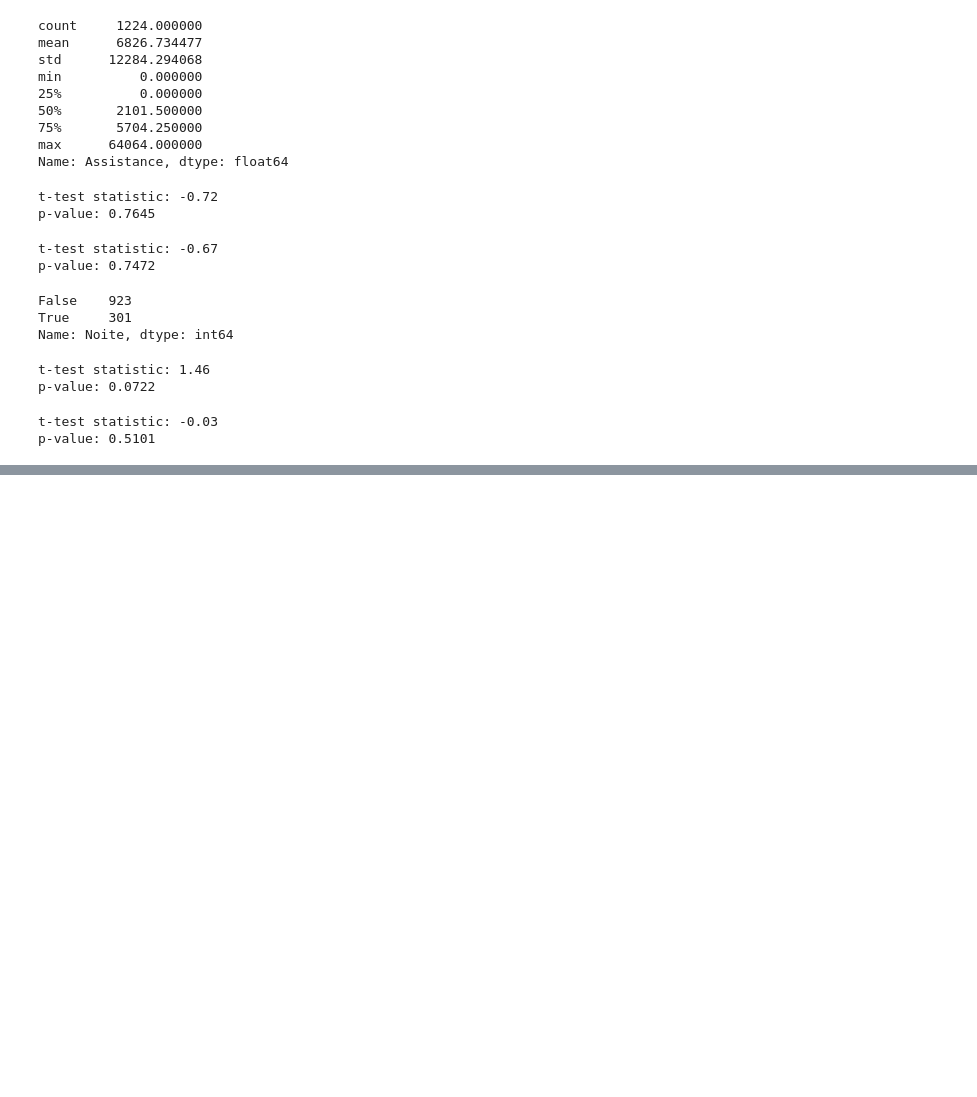
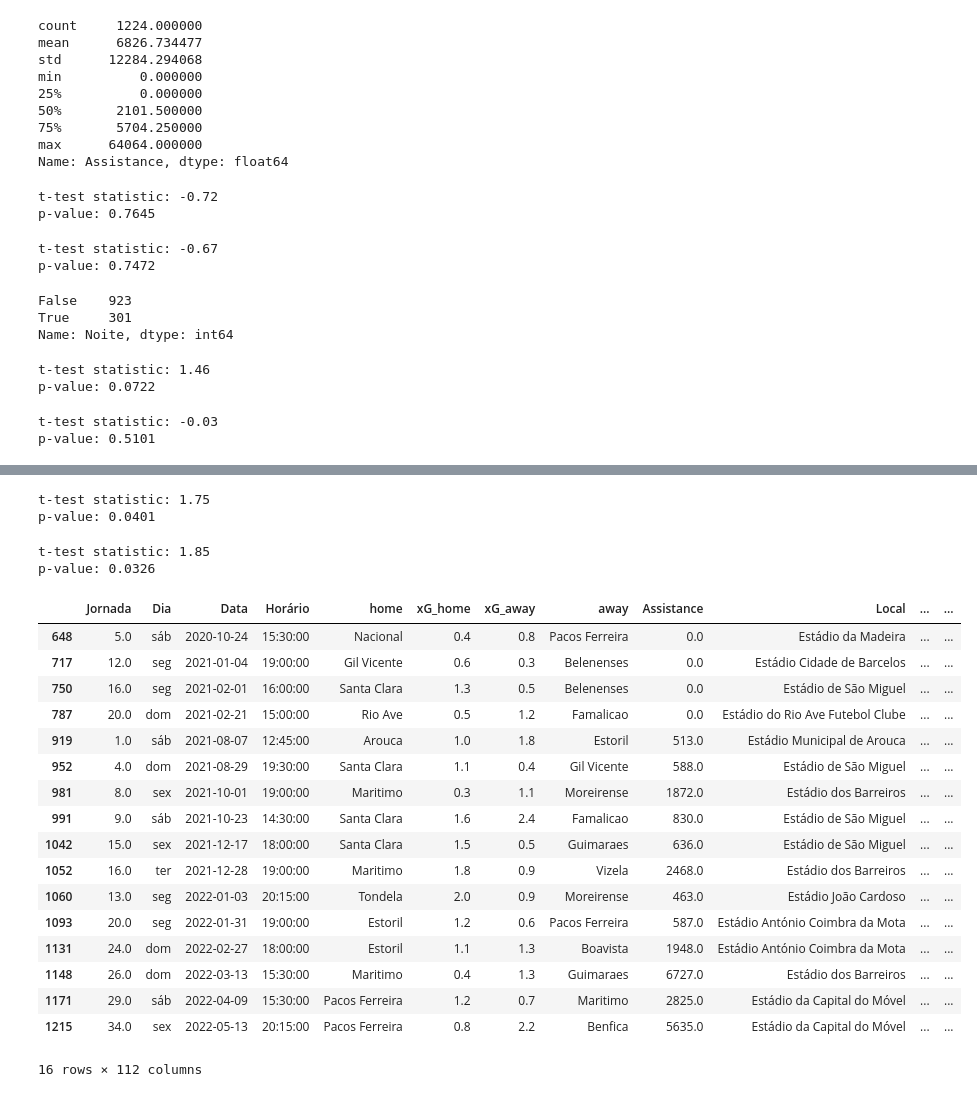
Before and after one commit to JoaoCaldas122/datamining-tp, a Jupyter notebook: TH.ipynb, the cells around one changed output, grey strips where cells are left out. Cells and saved outputs as stored; diff of their text form; code cells hidden in the pictures; blank space fills up the shorter version.

```diff
--- a/TH.ipynb
+++ b/TH.ipynb
@@ -480,3 +450,0 @@ for epoca in epocas:
-# %%
-pd.set_option('display.max_rows', None)
-treino
@@ -500,0 +545,69 @@ treino
+# %%
+# Testar se há evidência estatística de que a presença do árbitro António Nobre influencia a favor da equipa da casa
+
+martins = treino[treino['Árbitro'] == 'Tiago Martins']
+nao_martins = treino[treino['Árbitro'] != 'Tiago Martins']
+
+# -> H0: média da dif de golos com joão bento - média da dif de golos sem joão bento = 0 (A equipa da casa não tem vantagem)
+# -> H1: média da dif de golos com joão bento - média da dif de golos sem joão bento > 0 (A equipa da casa tem vantagem)
+
+test_statistic, p_value = ttest_ind(martins['favorito_venceu'], nao_martins['favorito_venceu'], alternative='greater')
+
+# Print the test statistic and p-value
+print("t-test statistic: {:.2f}".format(test_statistic))
+print("p-value: {:.4f}".format(p_value))
+
+# t-test statistic: 1.93
+# p-value: 0.0269
+
+# Como p-value < 0.05, rejeitamos H0, o que nos diz que a equipa da casa é beneficiada com a presença do árbitro João Bento
+
+# Nota: Este árbitro foi despromovido na época 2020/21
+# %% [output]
+t-test statistic: 1.75
+p-value: 0.0401
+# %%
+# Testar se há evidência estatística de que a presença do árbitro António Nobre influencia a favor da equipa da casa
+
+hugo = treino[treino['Árbitro'] == 'Hugo Coelho']
+nao_hugo = treino[treino['Árbitro'] != 'Hugo Coelho']
+
+# -> H0: média da dif de golos com joão bento - média da dif de golos sem joão bento = 0 (A equipa da casa não tem vantagem)
+# -> H1: média da dif de golos com joão bento - média da dif de golos sem joão bento > 0 (A equipa da casa tem vantagem)
+
+test_statistic, p_value = ttest_ind(nao_hugo['favorito_venceu'], hugo['favorito_venceu'], alternative='greater')
+
+# Print the test statistic and p-value
+print("t-test statistic: {:.2f}".format(test_statistic))
+print("p-value: {:.4f}".format(p_value))
+
+# t-test statistic: 1.93
+# p-value: 0.0269
+
+# Como p-value < 0.05, rejeitamos H0, o que nos diz que a equipa da casa é beneficiada com a presença do árbitro João Bento
+
+# Despromovido
+# %% [output]
+t-test statistic: 1.85
+p-value: 0.0326
+# %%
+treino[treino['Árbitro'] == 'Hugo Coelho']
+# %% [output]
+|  | Jornada | Dia | Data | Horário | home | xG_home | xG_away | away | Assistance | Local | ... | ... |
+| 648 | 5.0 | sáb | 2020-10-24 | 15:30:00 | Nacional | 0.4 | 0.8 | Pacos Ferreira | 0.0 | Estádio da Madeira | ... | ... |
+| 717 | 12.0 | seg | 2021-01-04 | 19:00:00 | Gil Vicente | 0.6 | 0.3 | Belenenses | 0.0 | Estádio Cidade de Barcelos | ... | ... |
+| 750 | 16.0 | seg | 2021-02-01 | 16:00:00 | Santa Clara | 1.3 | 0.5 | Belenenses | 0.0 | Estádio de São Miguel | ... | ... |
+| 787 | 20.0 | dom | 2021-02-21 | 15:00:00 | Rio Ave | 0.5 | 1.2 | Famalicao | 0.0 | Estádio do Rio Ave Futebol Clube | ... | ... |
+| 919 | 1.0 | sáb | 2021-08-07 | 12:45:00 | Arouca | 1.0 | 1.8 | Estoril | 513.0 | Estádio Municipal de Arouca | ... | ... |
+| 952 | 4.0 | dom | 2021-08-29 | 19:30:00 | Santa Clara | 1.1 | 0.4 | Gil Vicente | 588.0 | Estádio de São Miguel | ... | ... |
+| 981 | 8.0 | sex | 2021-10-01 | 19:00:00 | Maritimo | 0.3 | 1.1 | Moreirense | 1872.0 | Estádio dos Barreiros | ... | ... |
+| 991 | 9.0 | sáb | 2021-10-23 | 14:30:00 | Santa Clara | 1.6 | 2.4 | Famalicao | 830.0 | Estádio de São Miguel | ... | ... |
+| 1042 | 15.0 | sex | 2021-12-17 | 18:00:00 | Santa Clara | 1.5 | 0.5 | Guimaraes | 636.0 | Estádio de São Miguel | ... | ... |
+| 1052 | 16.0 | ter | 2021-12-28 | 19:00:00 | Maritimo | 1.8 | 0.9 | Vizela | 2468.0 | Estádio dos Barreiros | ... | ... |
+| 1060 | 13.0 | seg | 2022-01-03 | 20:15:00 | Tondela | 2.0 | 0.9 | Moreirense | 463.0 | Estádio João Cardoso | ... | ... |
+| 1093 | 20.0 | seg | 2022-01-31 | 19:00:00 | Estoril | 1.2 | 0.6 | Pacos Ferreira | 587.0 | Estádio António Coimbra da Mota | ... | ... |
+| 1131 | 24.0 | dom | 2022-02-27 | 18:00:00 | Estoril | 1.1 | 1.3 | Boavista | 1948.0 | Estádio António Coimbra da Mota | ... | ... |
+| 1148 | 26.0 | dom | 2022-03-13 | 15:30:00 | Maritimo | 0.4 | 1.3 | Guimaraes | 6727.0 | Estádio dos Barreiros | ... | ... |
+| 1171 | 29.0 | sáb | 2022-04-09 | 15:30:00 | Pacos Ferreira | 1.2 | 0.7 | Maritimo | 2825.0 | Estádio da Capital do Móvel | ... | ... |
+| 1215 | 34.0 | sex | 2022-05-13 | 20:15:00 | Pacos Ferreira | 0.8 | 2.2 | Benfica | 5635.0 | Estádio da Capital do Móvel | ... | ... |
+16 rows × 112 columns
```
Also changed, not shown: parts of 23 cells of this notebook.
